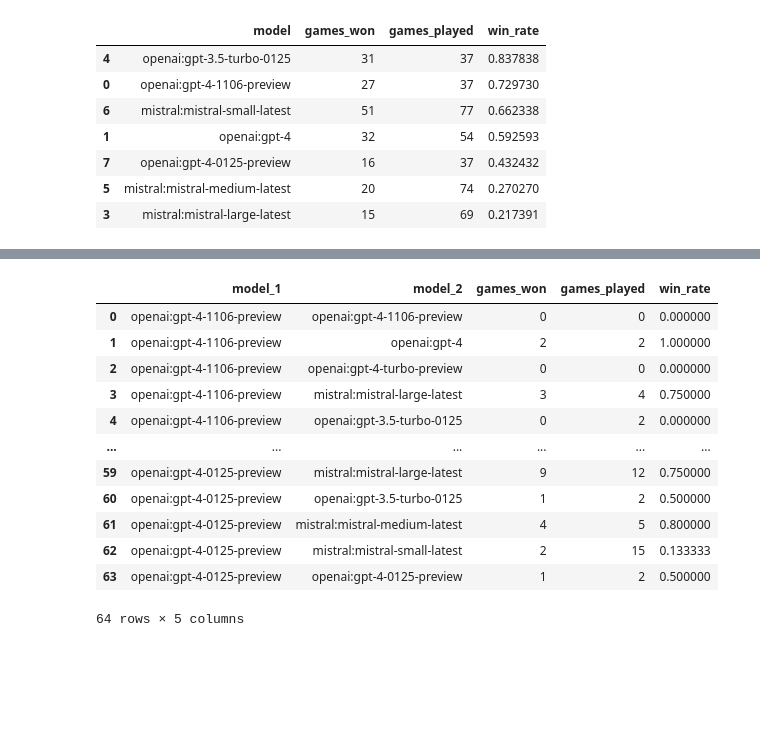
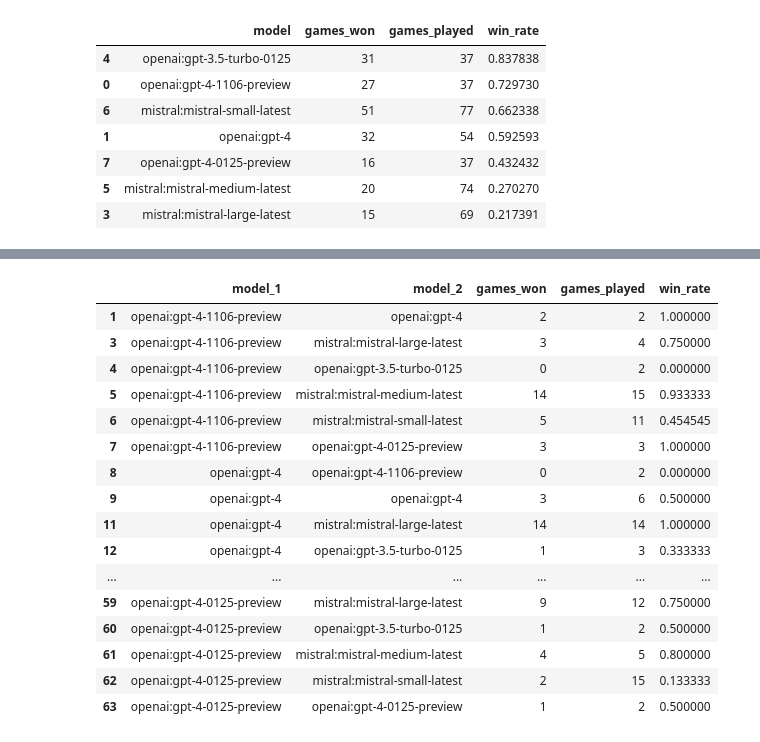
Before and after one commit to OpenGenerativeAI/llm-colosseum, a Jupyter notebook: notebooks/result_matrix.ipynb, the cells around one changed output, grey strips where cells are left out. Cells and saved outputs as stored; diff of their text form; code cells hidden in the pictures; blank space fills up the shorter version.

```diff
--- a/notebooks/result_matrix.ipynb
+++ b/notebooks/result_matrix.ipynb
@@ -85,45 +93,50 @@ results = []
 for model_1 in unique_models:
     for model_2 in unique_models:
         games_played = 0
         wins = 0
         for i, row in df.iterrows():
             if row["player_1_model"] == model_1 and row["player_2_model"] == model_2:
                 games_played += 1
                 if row["player_1_won"]:
                     wins += 1
                 continue
             if row["player_2_model"] == model_1 and row["player_1_model"] == model_2:
                 games_played += 1
                 if row["player_2_won"]:
                     wins += 1
                 continue
         try:
             win_rate = wins / games_played
         except:
             win_rate = 0
         results.append({
             "model_1": model_1,
             "model_2": model_2,
             "games_won": wins,
             "games_played": games_played,
             "win_rate": win_rate
         })
 results_df = pd.DataFrame(results)
+results_df = results_df[results_df["games_played"] > 1]
 results_df
 # %% [output]
 |  | model_1 | model_2 | games_won | games_played | win_rate |
-| 0 | openai:gpt-4-1106-preview | openai:gpt-4-1106-preview | 0 | 0 | 0.000000 |
 | 1 | openai:gpt-4-1106-preview | openai:gpt-4 | 2 | 2 | 1.000000 |
-| 2 | openai:gpt-4-1106-preview | openai:gpt-4-turbo-preview | 0 | 0 | 0.000000 |
 | 3 | openai:gpt-4-1106-preview | mistral:mistral-large-latest | 3 | 4 | 0.750000 |
 | 4 | openai:gpt-4-1106-preview | openai:gpt-3.5-turbo-0125 | 0 | 2 | 0.000000 |
+| 5 | openai:gpt-4-1106-preview | mistral:mistral-medium-latest | 14 | 15 | 0.933333 |
+| 6 | openai:gpt-4-1106-preview | mistral:mistral-small-latest | 5 | 11 | 0.454545 |
+| 7 | openai:gpt-4-1106-preview | openai:gpt-4-0125-preview | 3 | 3 | 1.000000 |
+| 8 | openai:gpt-4 | openai:gpt-4-1106-preview | 0 | 2 | 0.000000 |
+| 9 | openai:gpt-4 | openai:gpt-4 | 3 | 6 | 0.500000 |
+| 11 | openai:gpt-4 | mistral:mistral-large-latest | 14 | 14 | 1.000000 |
+| 12 | openai:gpt-4 | openai:gpt-3.5-turbo-0125 | 1 | 3 | 0.333333 |
 | ... | ... | ... | ... | ... | ... |
 | 59 | openai:gpt-4-0125-preview | mistral:mistral-large-latest | 9 | 12 | 0.750000 |
 | 60 | openai:gpt-4-0125-preview | openai:gpt-3.5-turbo-0125 | 1 | 2 | 0.500000 |
 | 61 | openai:gpt-4-0125-preview | mistral:mistral-medium-latest | 4 | 5 | 0.800000 |
 | 62 | openai:gpt-4-0125-preview | mistral:mistral-small-latest | 2 | 15 | 0.133333 |
 | 63 | openai:gpt-4-0125-preview | openai:gpt-4-0125-preview | 1 | 2 | 0.500000 |
-64 rows × 5 columns
 # %%
 # Display results df in a matrix
 
```
Also changed, not shown: parts of 5 cells of this notebook.
